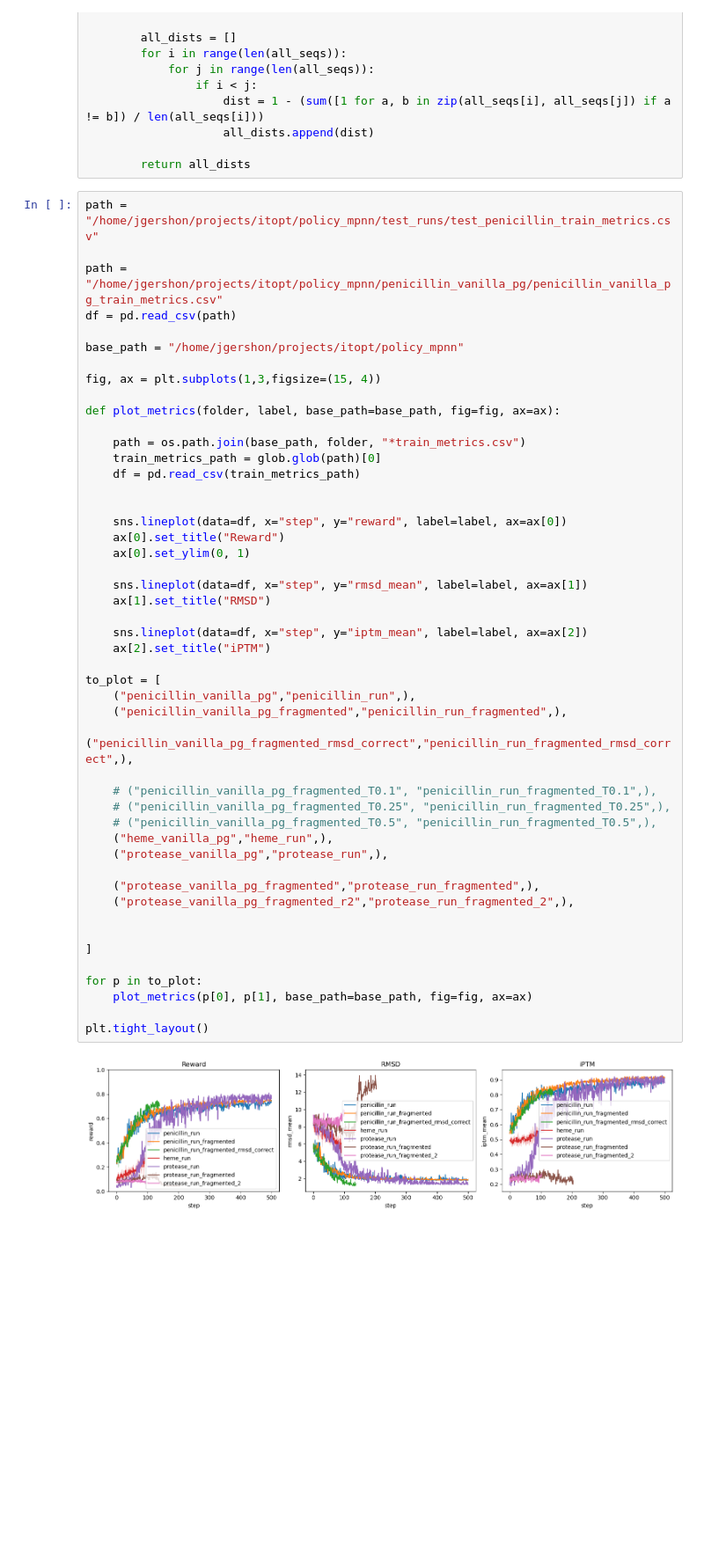
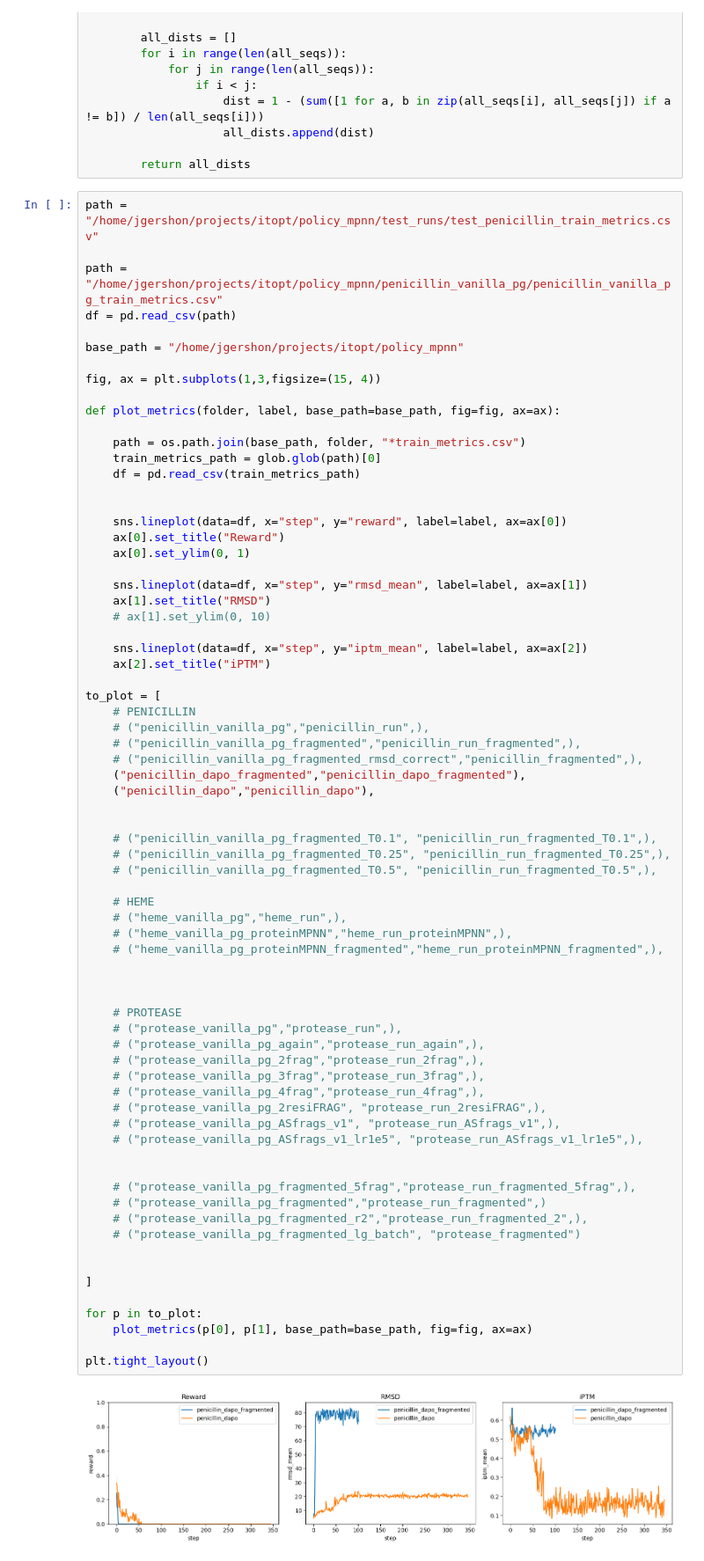
Before and after one commit to 0merle0/cleo, a Jupyter notebook: reinforced_mpnn/notebooks/policy_dev.ipynb, the cells around one changed output. Shown at 88% size. Cells and saved outputs as stored; diff of their text form; blank space fills up the shorter version.

```diff
--- a/reinforced_mpnn/notebooks/policy_dev.ipynb
+++ b/reinforced_mpnn/notebooks/policy_dev.ipynb
@@ -39,41 +39,64 @@ def plot_metrics(folder, label, base_path=base_path, fig=fig, ax=ax):
     path = os.path.join(base_path, folder, "*train_metrics.csv")
     train_metrics_path = glob.glob(path)[0]
     df = pd.read_csv(train_metrics_path)
 
 
     sns.lineplot(data=df, x="step", y="reward", label=label, ax=ax[0])
     ax[0].set_title("Reward")
     ax[0].set_ylim(0, 1)
 
     sns.lineplot(data=df, x="step", y="rmsd_mean", label=label, ax=ax[1])
     ax[1].set_title("RMSD")
+    # ax[1].set_ylim(0, 10)
 
     sns.lineplot(data=df, x="step", y="iptm_mean", label=label, ax=ax[2])
     ax[2].set_title("iPTM")
 
 to_plot = [
-    ("penicillin_vanilla_pg","penicillin_run",),
-    ("penicillin_vanilla_pg_fragmented","penicillin_run_fragmented",),
-    ("penicillin_vanilla_pg_fragmented_rmsd_correct","penicillin_run_fragmented_rmsd_correct",),
+    # PENICILLIN
+    # ("penicillin_vanilla_pg","penicillin_run",),
+    # ("penicillin_vanilla_pg_fragmented","penicillin_run_fragmented",),
+    # ("penicillin_vanilla_pg_fragmented_rmsd_correct","penicillin_fragmented",),
+    ("penicillin_dapo_fragmented","penicillin_dapo_fragmented"),
+    ("penicillin_dapo","penicillin_dapo"),
+
 
     # ("penicillin_vanilla_pg_fragmented_T0.1", "penicillin_run_fragmented_T0.1",),
     # ("penicillin_vanilla_pg_fragmented_T0.25", "penicillin_run_fragmented_T0.25",),
     # ("penicillin_vanilla_pg_fragmented_T0.5", "penicillin_run_fragmented_T0.5",),
-    ("heme_vanilla_pg","heme_run",),
-    ("protease_vanilla_pg","protease_run",),
 
-    ("protease_vanilla_pg_fragmented","protease_run_fragmented",),
-    ("protease_vanilla_pg_fragmented_r2","protease_run_fragmented_2",),
+    # HEME
+    # ("heme_vanilla_pg","heme_run",),
+    # ("heme_vanilla_pg_proteinMPNN","heme_run_proteinMPNN",),
+    # ("heme_vanilla_pg_proteinMPNN_fragmented","heme_run_proteinMPNN_fragmented",),
+
+
+
+    # PROTEASE
+    # ("protease_vanilla_pg","protease_run",),
+    # ("protease_vanilla_pg_again","protease_run_again",),
+    # ("protease_vanilla_pg_2frag","protease_run_2frag",),
+    # ("protease_vanilla_pg_3frag","protease_run_3frag",),
+    # ("protease_vanilla_pg_4frag","protease_run_4frag",),
+    # ("protease_vanilla_pg_2resiFRAG", "protease_run_2resiFRAG",),
+    # ("protease_vanilla_pg_ASfrags_v1", "protease_run_ASfrags_v1",),
+    # ("protease_vanilla_pg_ASfrags_v1_lr1e5", "protease_run_ASfrags_v1_lr1e5",),
+
+
+    # ("protease_vanilla_pg_fragmented_5frag","protease_run_fragmented_5frag",),
+    # ("protease_vanilla_pg_fragmented","protease_run_fragmented",)
+    # ("protease_vanilla_pg_fragmented_r2","protease_run_fragmented_2",),
+    # ("protease_vanilla_pg_fragmented_lg_batch", "protease_fragmented")
 
 
 ]
 
 for p in to_plot:
     plot_metrics(p[0], p[1], base_path=base_path, fig=fig, ax=ax)
 
 plt.tight_layout()
 # %% [output]
-[figure, old version]
+[figure, new version]
 # %%
 
 def get_stepwise_diversity(folder, base_path=base_path):
```
Also changed, not shown: parts of 32 cells of this notebook, 15 other files.
